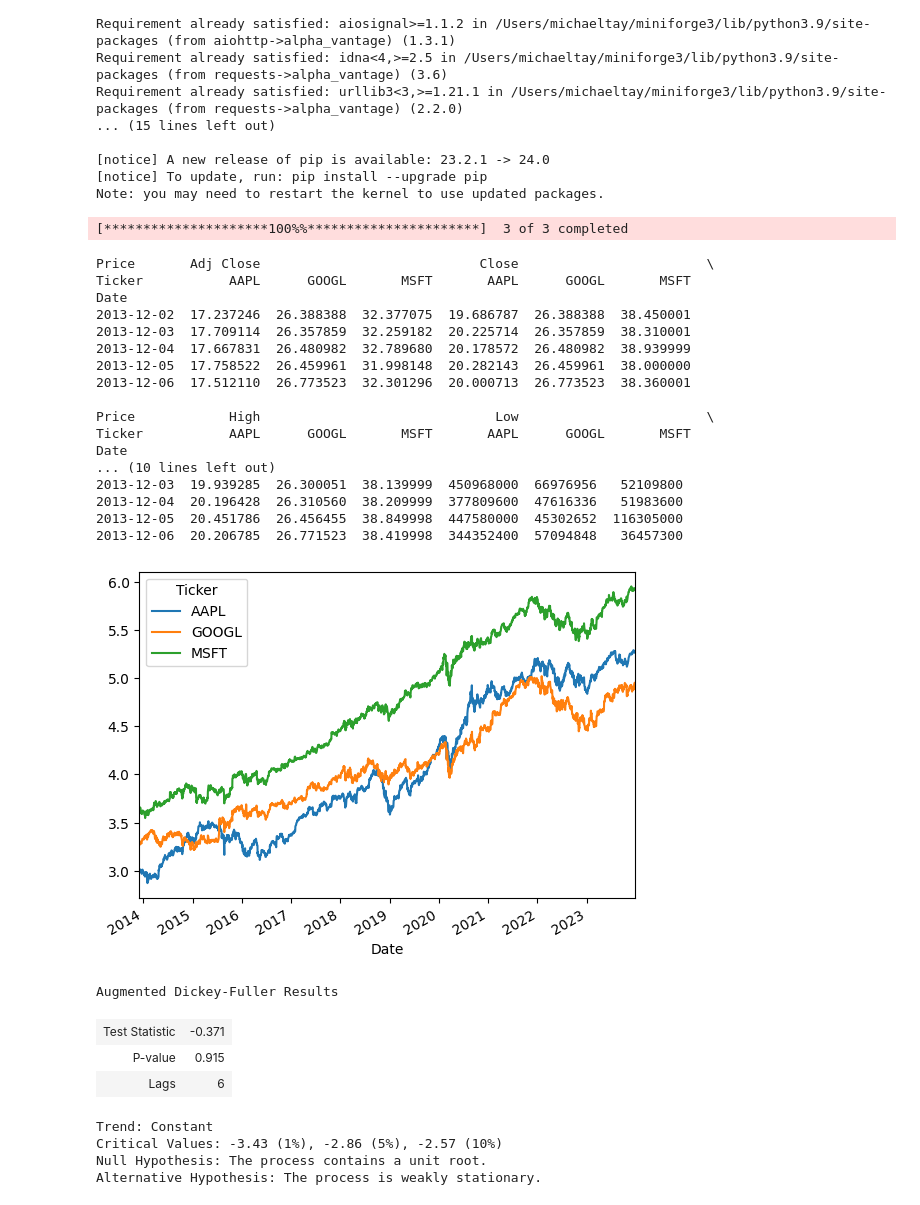
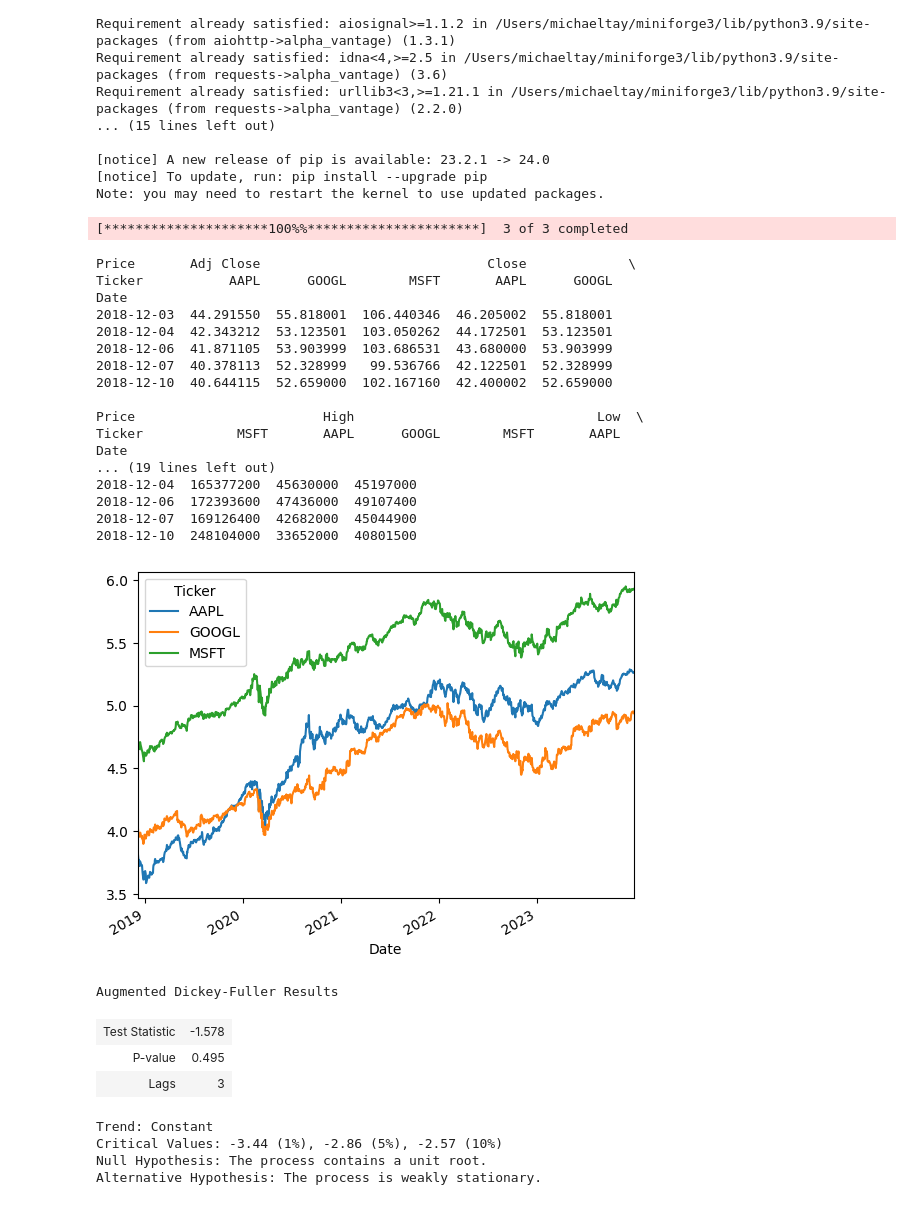
Before and after one commit to nishikaa/pair_trading, a Jupyter notebook: pair-trading-foundations/notebooks/pair_trading_eda.ipynb, the cells around one changed output. Cells and saved outputs as stored; diff of their text form; code cells hidden in the pictures.

```diff
--- a/pair-trading-foundations/notebooks/pair_trading_eda.ipynb
+++ b/pair-trading-foundations/notebooks/pair_trading_eda.ipynb
@@ -34,47 +34,47 @@ warnings.filterwarnings('ignore')
 # %%
 def get_sp500_symbols():
     sp500_symbols = ['AAPL', 'MSFT', 'GOOGL']  # Have feed list of S&P 500 component symbols
     return sp500_symbols
 
 if __name__ == '__main__':
     # get all stock info interested
-    data_frame = pdr.get_data_yahoo(get_sp500_symbols(), start='2013-12-01', end='2023-12-31')
+    data_frame = pdr.get_data_yahoo(get_sp500_symbols(), start='2018-12-01', end='2023-12-31')
 
     print(data_frame.head())
 
     # Filter by open prices
     log_price = np.log(data_frame['Open'])
     ax = log_price.plot()
     xl = ax.set_xlim(log_price.index.min(), log_price.index.max())
 # %% [output]
 [*********************100%%**********************]  3 of 3 completed
-Price       Adj Close                            Close                        \
-Ticker           AAPL      GOOGL       MSFT       AAPL      GOOGL       MSFT
+Price       Adj Close                             Close             \
+Ticker           AAPL      GOOGL        MSFT       AAPL      GOOGL
 Date
-2013-12-02  17.237246  26.388388  32.377075  19.686787  26.388388  38.450001
-2013-12-03  17.709114  26.357859  32.259182  20.225714  26.357859  38.310001
-2013-12-04  17.667831  26.480982  32.789680  20.178572  26.480982  38.939999
-2013-12-05  17.758522  26.459961  31.998148  20.282143  26.459961  38.000000
-2013-12-06  17.512110  26.773523  32.301296  20.000713  26.773523  38.360001
+2018-12-03  44.291550  55.818001  106.440346  46.205002  55.818001
+2018-12-04  42.343212  53.123501  103.050262  44.172501  53.123501
+2018-12-06  41.871105  53.903999  103.686531  43.680000  53.903999
+2018-12-07  40.378113  52.328999   99.536766  42.122501  52.328999
+2018-12-10  40.644115  52.659000  102.167160  42.400002  52.659000
 
-Price            High                              Low                        \
-Ticker           AAPL      GOOGL       MSFT       AAPL      GOOGL       MSFT
+Price                        High                               Low  \
+Ticker            MSFT       AAPL      GOOGL        MSFT       AAPL
 Date
-... (10 lines left out)
-2013-12-03  19.939285  26.300051  38.139999  450968000  66976956   52109800
-2013-12-04  20.196428  26.310560  38.209999  377809600  47616336   51983600
-2013-12-05  20.451786  26.456455  38.849998  447580000  45302652  116305000
-2013-12-06  20.206785  26.771523  38.419998  344352400  57094848   36457300
+... (19 lines left out)
+2018-12-04  165377200  45630000  45197000
+2018-12-06  172393600  47436000  49107400
+2018-12-07  169126400  42682000  45044900
+2018-12-10  248104000  33652000  40801500
-[figure, old version]
+[figure, new version]
 # %%
 # Dicker-fuller test for APPL, fail to reject the null hypothesis p-value > 0.05
 ADF(log_price.AAPL, trend="c")
 # %% [output]
 Augmented Dickey-Fuller Results
-| Test Statistic | -0.371 |
-| P-value | 0.915 |
-| Lags | 6 |
+| Test Statistic | -1.578 |
+| P-value | 0.495 |
+| Lags | 3 |
 Trend: Constant
-Critical Values: -3.43 (1%), -2.86 (5%), -2.57 (10%)
+Critical Values: -3.44 (1%), -2.86 (5%), -2.57 (10%)
 Null Hypothesis: The process contains a unit root.
 Alternative Hypothesis: The process is weakly stationary.
```
Also changed, not shown: parts of 10 cells of this notebook.
